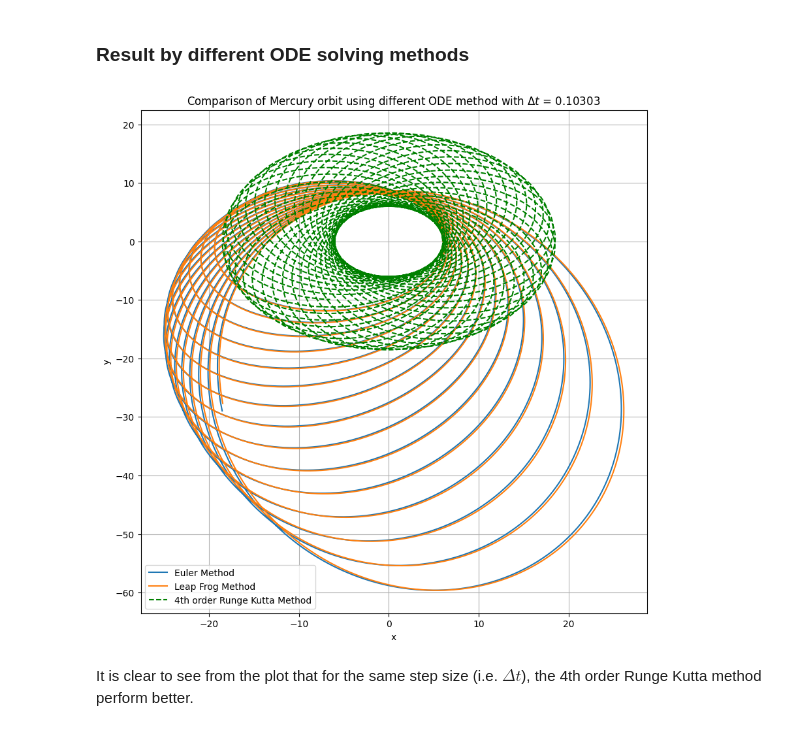
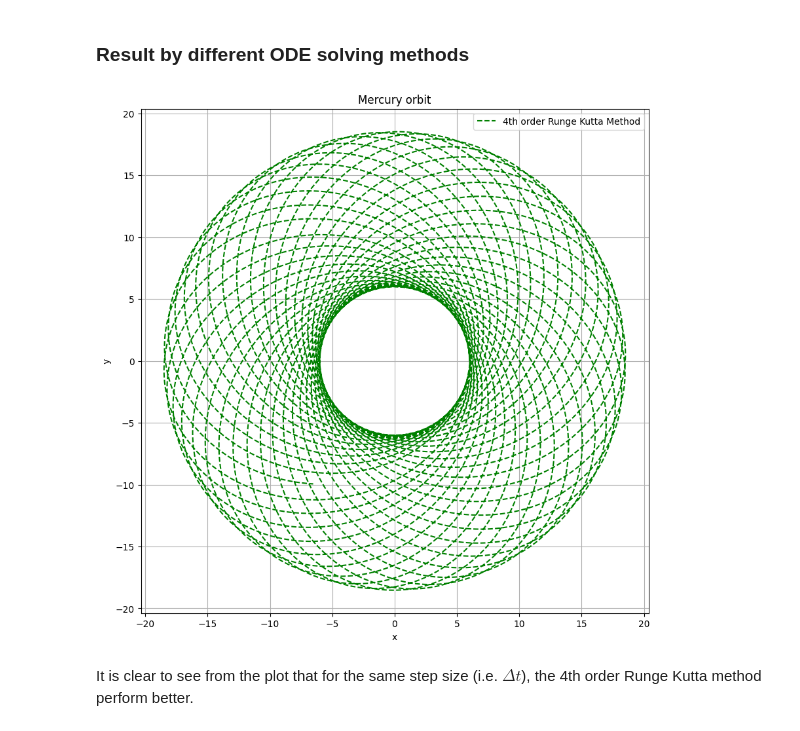
Before and after one commit to timlok123/PHYS4150-Computational-Physics-2024, a Jupyter notebook: Solving ODE/Mercury Perihelion Precession updated.ipynb, the cells around one changed output. Drawn from its saved outputs; the diff is of its cells as text; code cells hidden in the pictures.

```diff
--- a/Solving ODE/Mercury Perihelion Precession updated.ipynb
+++ b/Solving ODE/Mercury Perihelion Precession updated.ipynb
@@ -139,18 +102,15 @@ X_RK    = Runge_kutta_4th(derivative, initial_condition, dt, nt, c_a, alpha, bet
 ### Result by different ODE solving methods
 # %%
 plt.figure(figsize=(10,10))
-plt.title(rf'Comparison of Mercury orbit using different ODE method with $\Delta t$ = {np.round(dt,5)}')
-
-plt.plot(X_Euler[ : 100000 ,0], X_Euler[  : 100000,1], label = 'Euler Method')
-plt.plot(X_LF[ : 100000, 0], X_LF[ : 100000,1], label = 'Leap Frog Method')
+plt.title(rf'Mercury orbit')
 plt.plot(X_RK[ : 100000, 0], X_RK[ : 100000,1], "g--", label = '4th order Runge Kutta Method')
 
 plt.xlabel('x')
 plt.ylabel('y')
 plt.legend()
 plt.grid()
 # %% [output]
-[figure, old version]
+[figure, new version]
 # %% [markdown]
 It is clear to see from the plot that for the same step size (i.e. $\Delta t$), the 4th order Runge Kutta method perform better.
 # %% [markdown]
```
Also changed, not shown: parts of 8 cells of this notebook.
